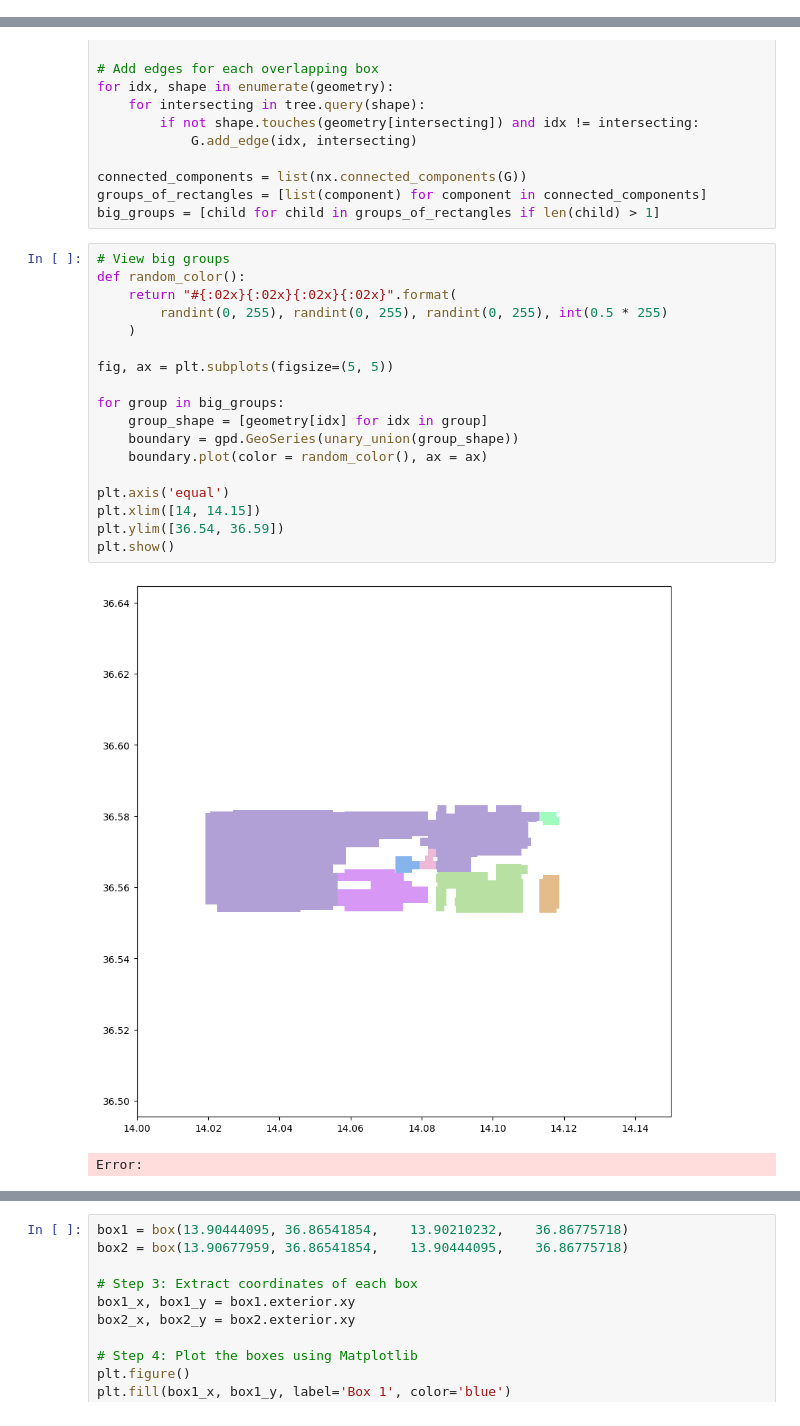
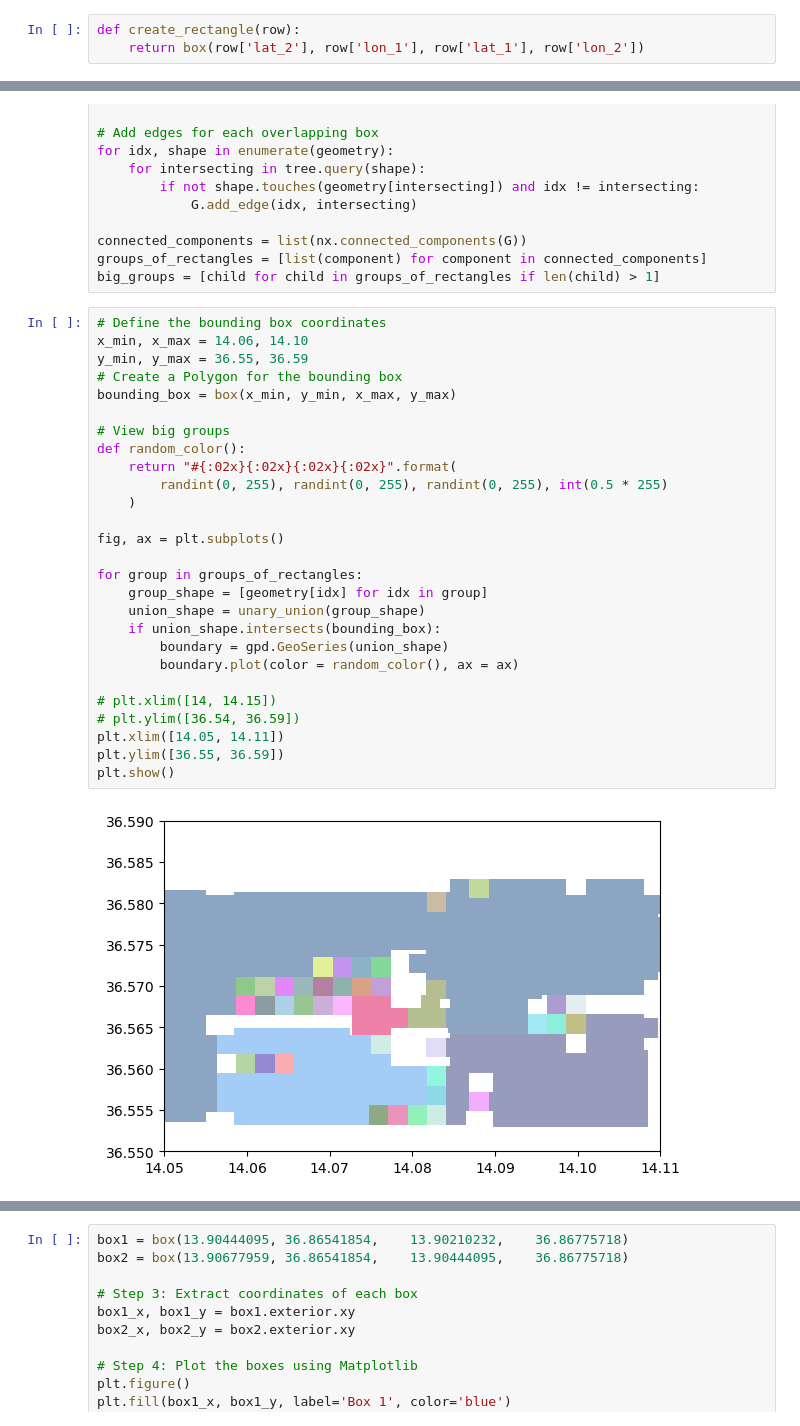
Before and after one commit to jonxuxu/harvest-piles, a Jupyter notebook: notebooks/Dataset_Split.ipynb, the cells around one changed output, grey strips where cells are left out. Saved outputs shown, nothing was run; the diff lists cells and outputs as text.

```diff
--- a/notebooks/Dataset_Split.ipynb
+++ b/notebooks/Dataset_Split.ipynb
@@ -319,6 +319,9 @@ from shapely.strtree import STRtree
 from shapely.ops import unary_union
 from random import randint
 import networkx as nx
+# %%
+def create_rectangle(row):
+    return box(row['lat_2'], row['lon_1'], row['lat_1'], row['lon_2'])
 # %% [markdown]
 Remove intersecting shapes
 # %%
@@ -343,24 +346,32 @@ connected_components = list(nx.connected_components(G))
 groups_of_rectangles = [list(component) for component in connected_components]
 big_groups = [child for child in groups_of_rectangles if len(child) > 1]
 # %%
+# Define the bounding box coordinates
+x_min, x_max = 14.06, 14.10
+y_min, y_max = 36.55, 36.59
+# Create a Polygon for the bounding box
+bounding_box = box(x_min, y_min, x_max, y_max)
+
 # View big groups
 def random_color():
     return "#{:02x}{:02x}{:02x}{:02x}".format(
         randint(0, 255), randint(0, 255), randint(0, 255), int(0.5 * 255)
     )
 
-fig, ax = plt.subplots(figsize=(5, 5))
+fig, ax = plt.subplots()
 
-for group in big_groups:
+for group in groups_of_rectangles:
     group_shape = [geometry[idx] for idx in group]
-    boundary = gpd.GeoSeries(unary_union(group_shape))
-    boundary.plot(color = random_color(), ax = ax)
+    union_shape = unary_union(group_shape)
+    if union_shape.intersects(bounding_box):
+        boundary = gpd.GeoSeries(union_shape)
+        boundary.plot(color = random_color(), ax = ax)
 
-plt.axis('equal')
-plt.xlim([14, 14.15])
-plt.ylim([36.54, 36.59])
+# plt.xlim([14, 14.15])
+# plt.ylim([36.54, 36.59])
+plt.xlim([14.05, 14.11])
+plt.ylim([36.55, 36.59])
 plt.show()
 # %% [output]
-[figure, old version]
+[figure, new version]
-Error:
 # %%
```
Also changed, not shown: parts of 7 cells of this notebook, 8 other files.
